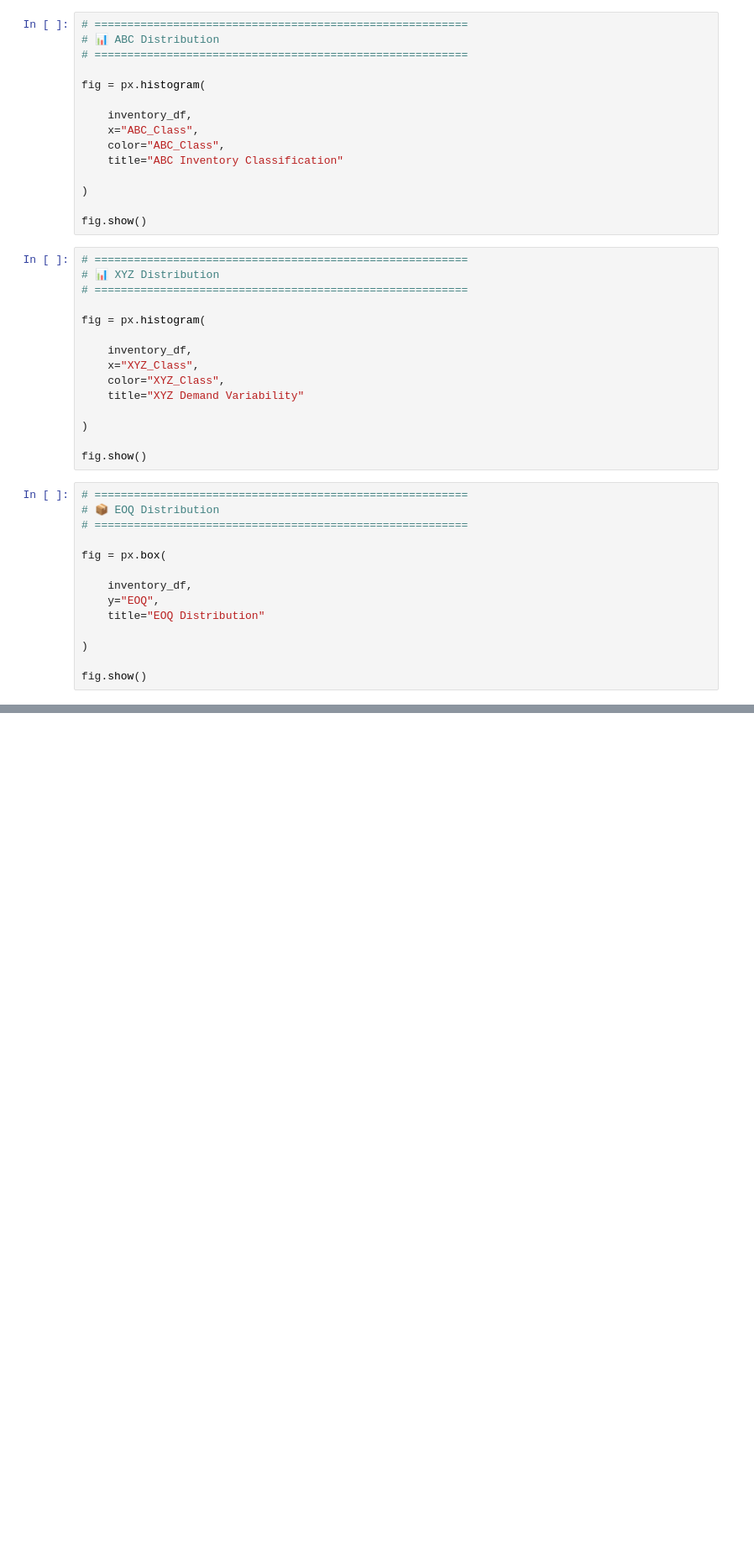
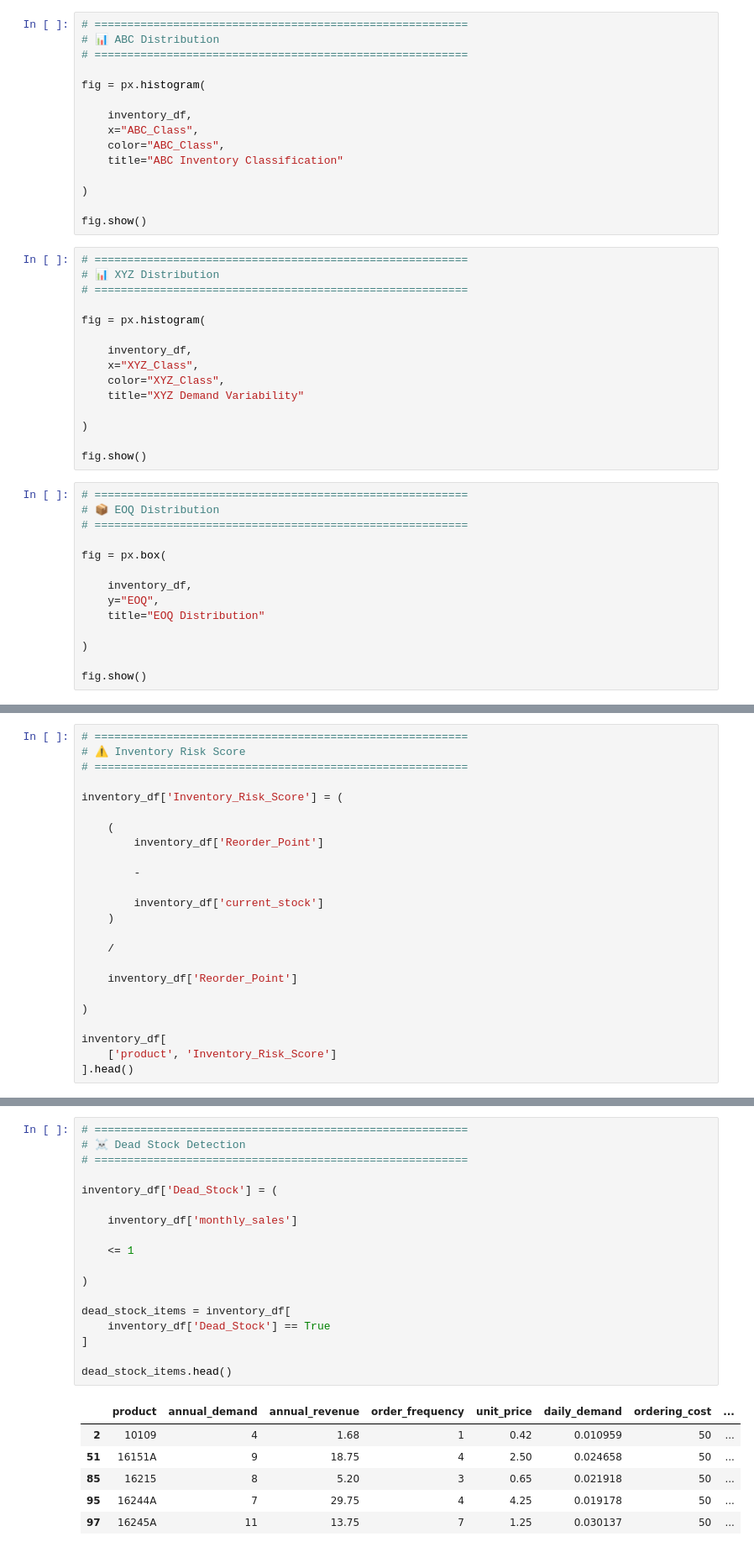
Before and after one commit to sagarmehra69/neuralretail-ai-sales-intelligence, a Jupyter notebook: notebooks/07_Inventory_Intelligence_System.ipynb, the cells around one changed output, grey strips where cells are left out. Shown at 84% size. Drawn from its saved outputs; the diff is of its cells as text; blank space fills up the shorter version.

```diff
--- a/notebooks/07_Inventory_Intelligence_System.ipynb
+++ b/notebooks/07_Inventory_Intelligence_System.ipynb
@@ -386,0 +752,24 @@ print("✅ Inventory Intelligence Dataset Saved")
+# %%
+# =========================================================
+# ⚠️ Inventory Risk Score
+# =========================================================
+
+inventory_df['Inventory_Risk_Score'] = (
+
+    (
+        inventory_df['Reorder_Point']
+
+        -
+
+        inventory_df['current_stock']
+    )
+
+    /
+
+    inventory_df['Reorder_Point']
+
+)
+
+inventory_df[
+    ['product', 'Inventory_Risk_Score']
+].head()
@@ -386,0 +783,25 @@ print("✅ Inventory Intelligence Dataset Saved")
+# %%
+# =========================================================
+# ☠️ Dead Stock Detection
+# =========================================================
+
+inventory_df['Dead_Stock'] = (
+
+    inventory_df['monthly_sales']
+
+    <= 1
+
+)
+
+dead_stock_items = inventory_df[
+    inventory_df['Dead_Stock'] == True
+]
+
+dead_stock_items.head()
+# %% [output]
+|  | product | annual_demand | annual_revenue | order_frequency | unit_price | daily_demand | ordering_cost | ... |
+| 2 | 10109 | 4 | 1.68 | 1 | 0.42 | 0.010959 | 50 | ... |
+| 51 | 16151A | 9 | 18.75 | 4 | 2.50 | 0.024658 | 50 | ... |
+| 85 | 16215 | 8 | 5.20 | 3 | 0.65 | 0.021918 | 50 | ... |
+| 95 | 16244A | 7 | 29.75 | 4 | 4.25 | 0.019178 | 50 | ... |
+| 97 | 16245A | 11 | 13.75 | 7 | 1.25 | 0.030137 | 50 | ... |
```
Also changed, not shown: parts of 27 cells of this notebook, 2 other files.
